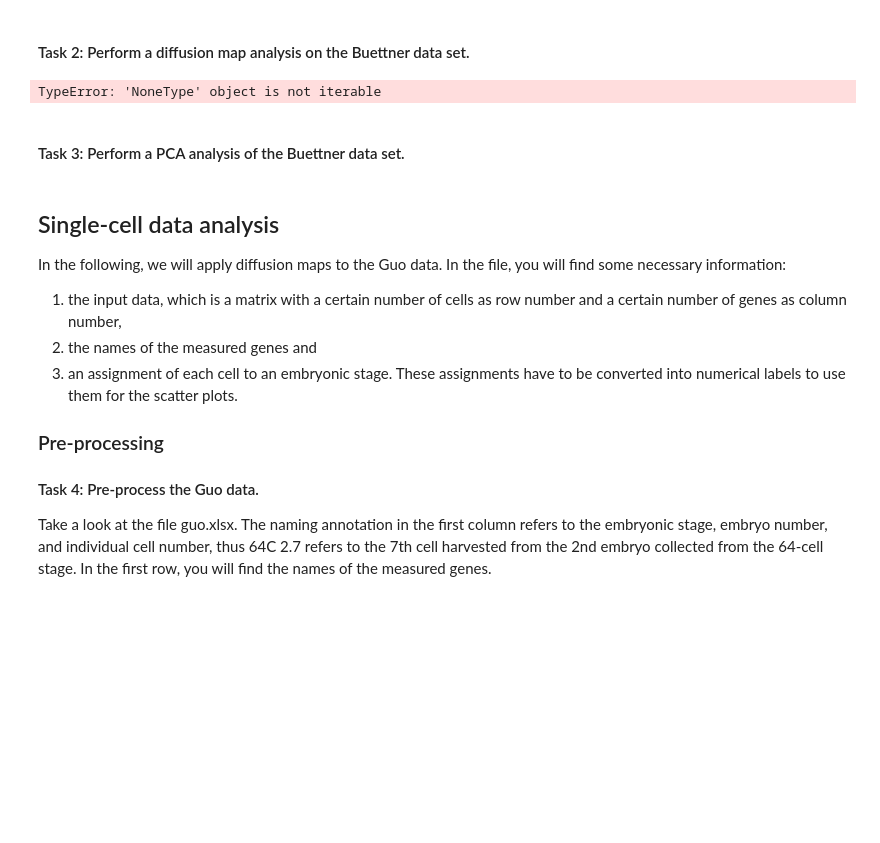
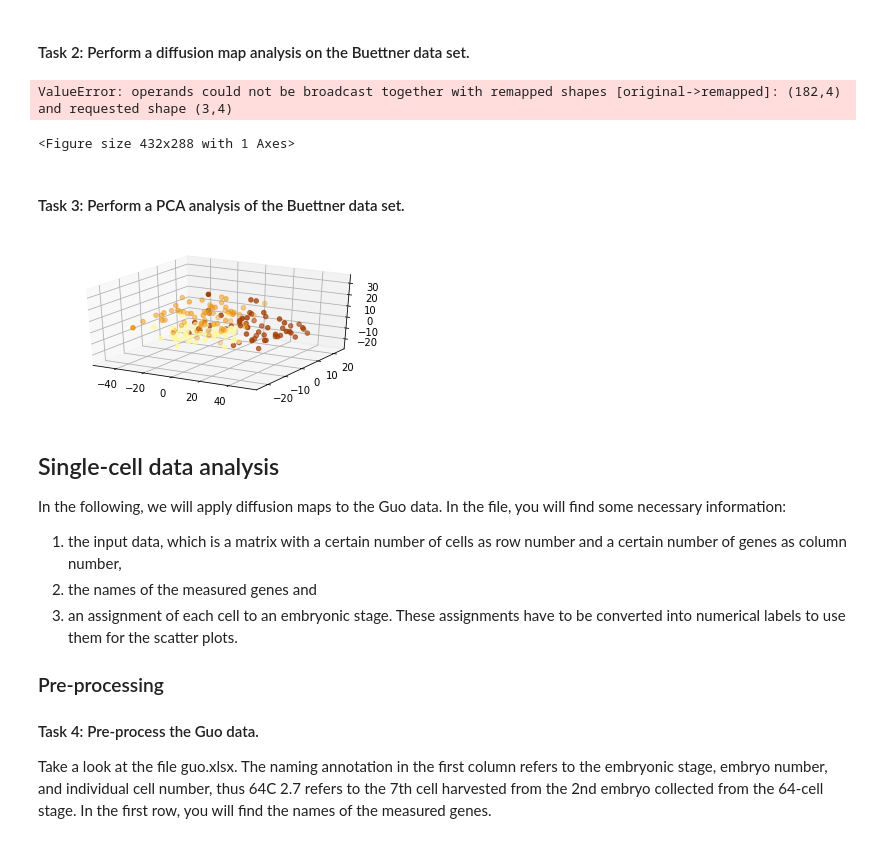
Before and after one commit to Janos95/lab_sheets, a Jupyter notebook: sheet04_material /DiffusionMaps_template.ipynb, the cells around one changed output. Cells and saved outputs as stored; diff of their text form; code cells hidden in the pictures; blank space fills up the shorter version.

```diff
--- a/sheet04_material /DiffusionMaps_template.ipynb
+++ b/sheet04_material /DiffusionMaps_template.ipynb
@@ -81,17 +93,23 @@ def load_buettner_data():
     return data, stage_names, labels
 # %%
 # your code goes here
-data, stage_names, labes = load_buettner_data()
-clf = DiffMap()
-clf.fit_transform()
+data, stage_names, labels = load_buettner_data()
+clf = DiffMap(n_components=3,sigma=20)
+data_reduced = clf.fit_transform(data)
-# %% [output]
-TypeError: 'NoneType' object is not iterable
 # %%
 # your code goes here
+mllab.pca.plot_toy_3d(data_reduced,labels)
+# %% [output]
+ValueError: operands could not be broadcast together with remapped shapes [original->remapped]: (182,4) and requested shape (3,4)
+<Figure size 432x288 with 1 Axes>
 # %% [markdown]
 #### Task 3: Perform a PCA analysis of the Buettner data set.
 # %%
 # your code goes here
+pca = PCA(3)
+mllab.pca.plot_toy_3d(pca.fit_transform(data),labels)
+# %% [output]
+[figure, added]
 # %% [markdown]
 ## Single-cell data analysis
 
```
Also changed, not shown: parts of 18 cells of this notebook, 10 other files.
